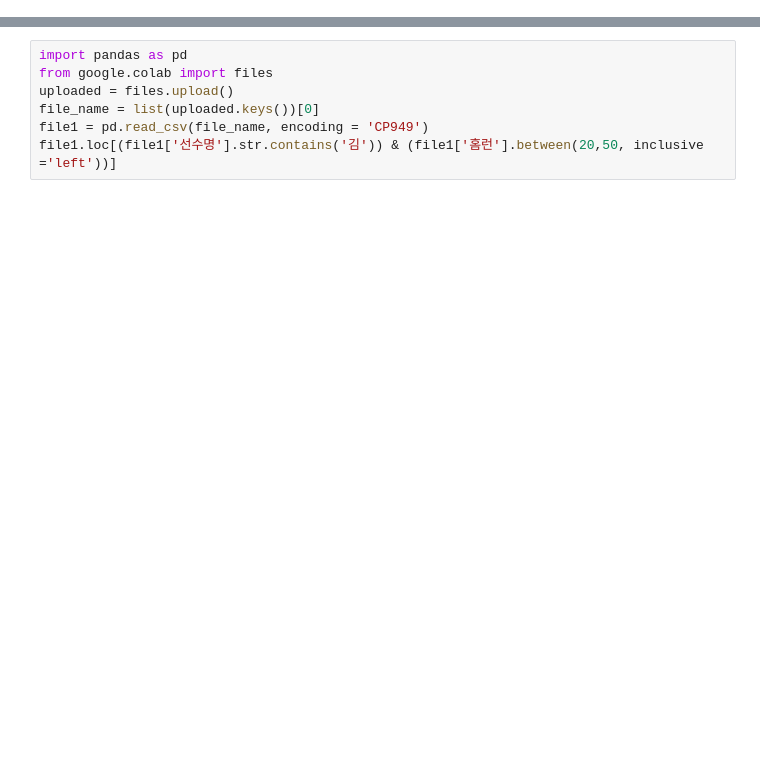
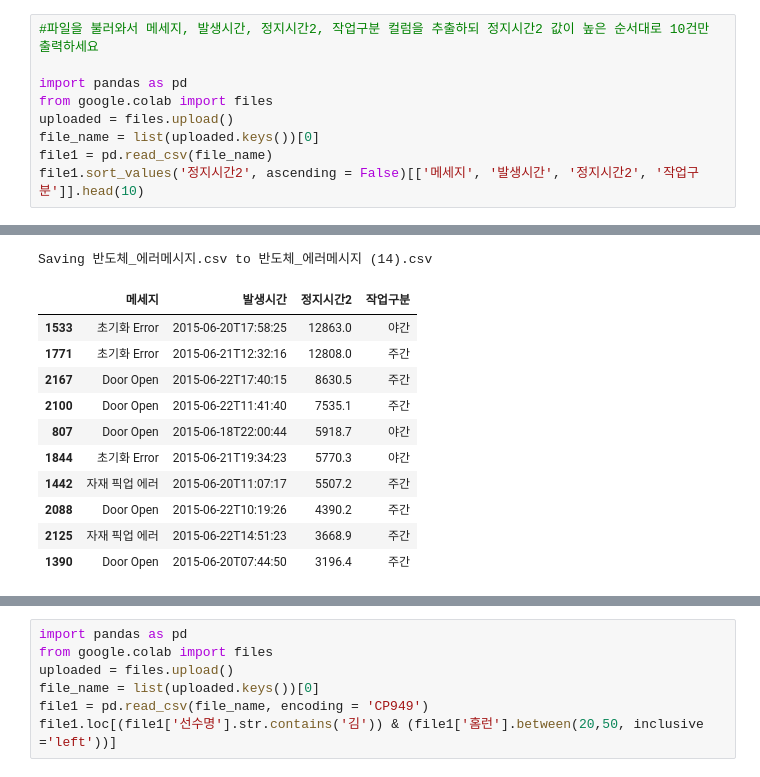
Before and after one commit to sm1118sm/DA, a Jupyter notebook: pandas.ipynb, the cells around one changed output, grey strips where cells are left out. Saved outputs shown, nothing was run; the diff lists cells and outputs as text; blank space fills up the shorter version.

Commit message:
Colab을 통해 생성됨

```diff
--- a/pandas.ipynb
+++ b/pandas.ipynb
@@ -45,0 +73,10 @@ Index(['신청날짜', '사업장', '품목', '수량', '단가', '금액'], dty
+# %%
+#파일을 불러와서 메세지, 발생시간, 정지시간2, 작업구분 컬럼을 추출하되 정지시간2 값이 높은 순서대로 10건만 출력하세요
+
+import pandas as pd
+from google.colab import files
+uploaded = files.upload()
+file_name = list(uploaded.keys())[0]
+file1 = pd.read_csv(file_name)
+file1.sort_values('정지시간2', ascending = False)[['메세지', '발생시간', '정지시간2', '작업구분']].head(10)
+# %% [output]
@@ -45,0 +84,12 @@ Index(['신청날짜', '사업장', '품목', '수량', '단가', '금액'], dty
+Saving 반도체_에러메시지.csv to 반도체_에러메시지 (14).csv
+|  | 메세지 | 발생시간 | 정지시간2 | 작업구분 |
+| 1533 | 초기화 Error | 2015-06-20T17:58:25 | 12863.0 | 야간 |
+| 1771 | 초기화 Error | 2015-06-21T12:32:16 | 12808.0 | 주간 |
+| 2167 | Door Open | 2015-06-22T17:40:15 | 8630.5 | 주간 |
+| 2100 | Door Open | 2015-06-22T11:41:40 | 7535.1 | 주간 |
+| 807 | Door Open | 2015-06-18T22:00:44 | 5918.7 | 야간 |
+| 1844 | 초기화 Error | 2015-06-21T19:34:23 | 5770.3 | 야간 |
+| 1442 | 자재 픽업 에러 | 2015-06-20T11:07:17 | 5507.2 | 주간 |
+| 2088 | Door Open | 2015-06-22T10:19:26 | 4390.2 | 주간 |
+| 2125 | 자재 픽업 에러 | 2015-06-22T14:51:23 | 3668.9 | 주간 |
+| 1390 | Door Open | 2015-06-20T07:44:50 | 3196.4 | 주간 |
```
Also changed, not shown: parts of 5 cells of this notebook.
